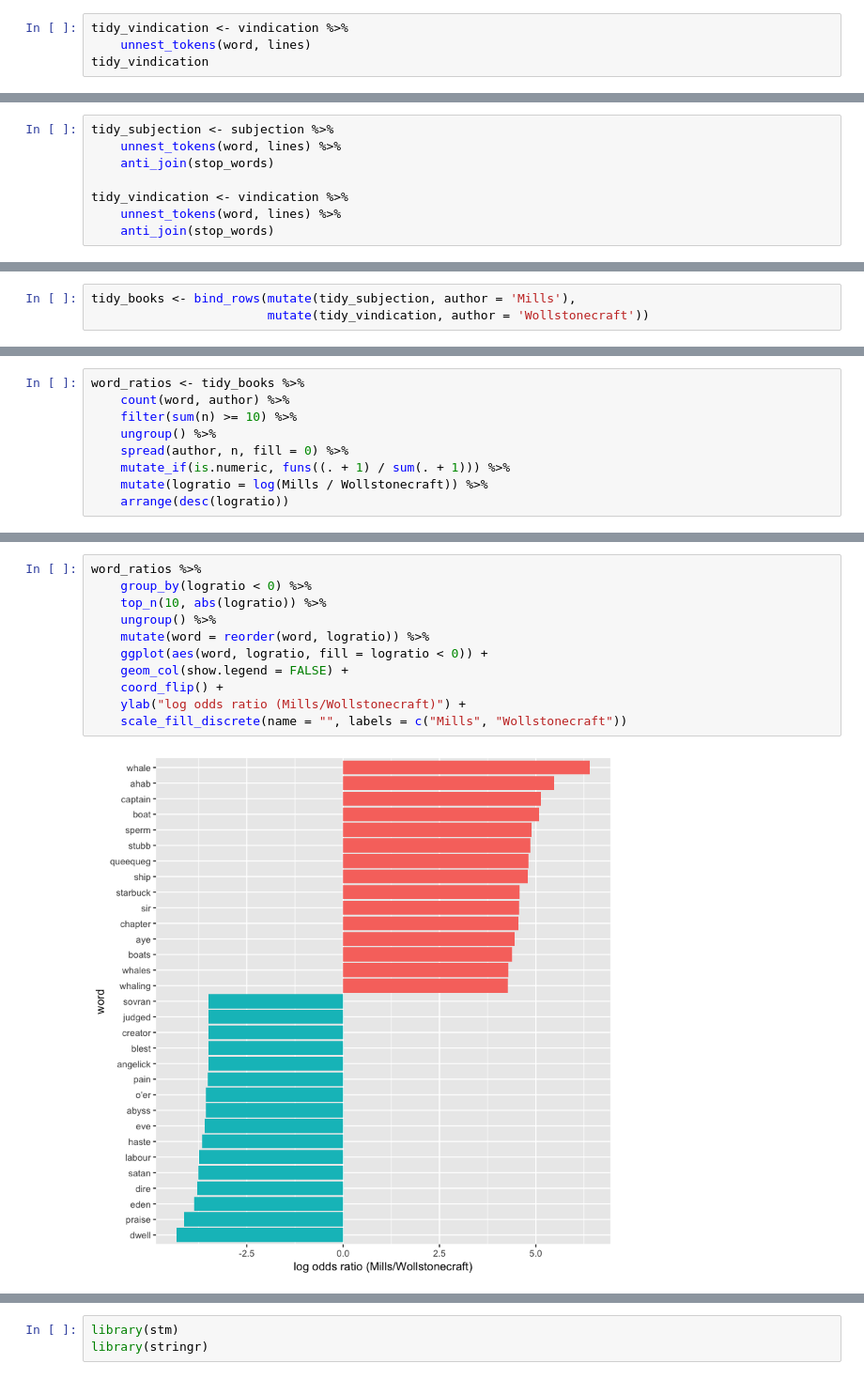
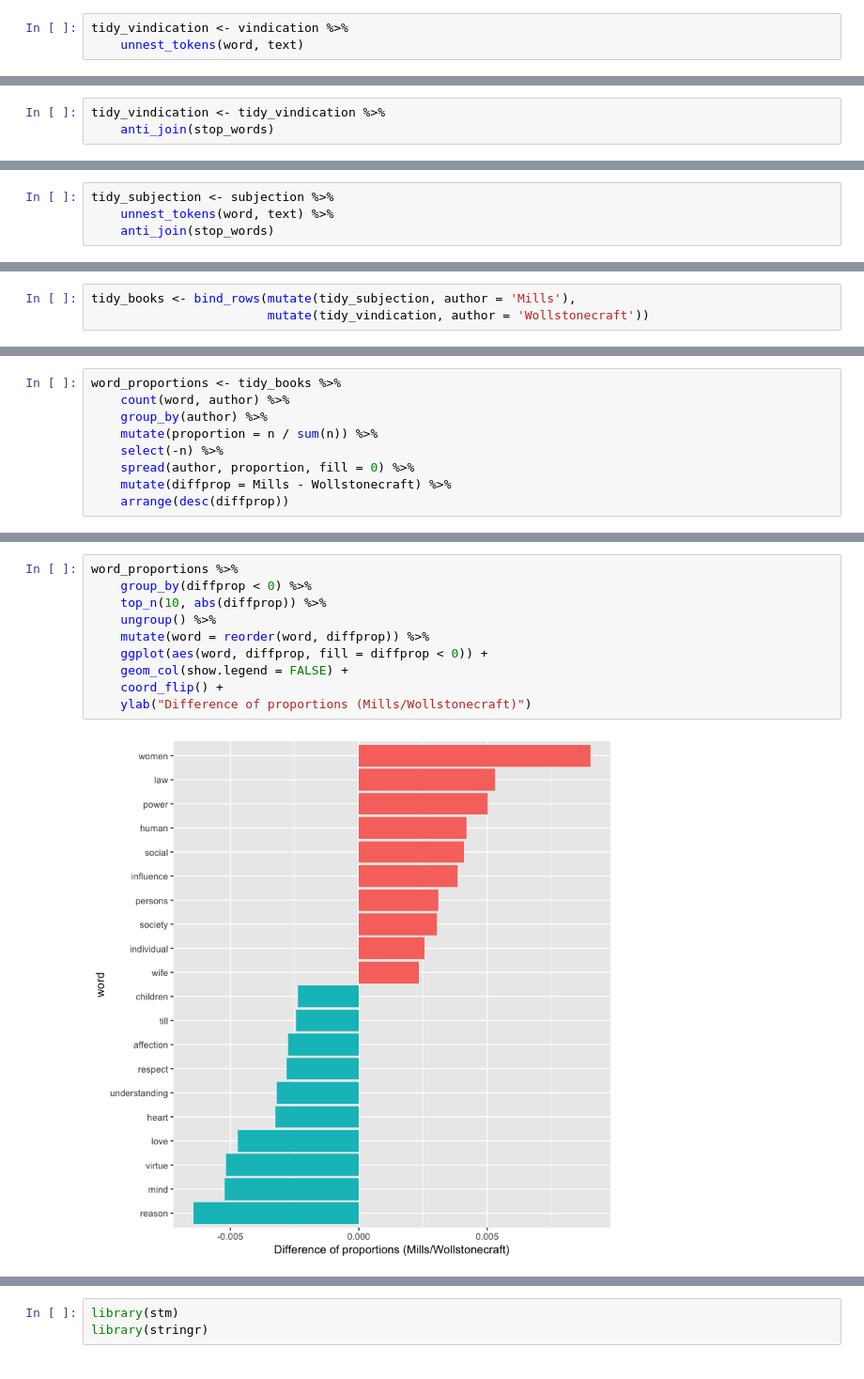
Before and after one commit to alexhanna/unm-text-as-data, a Jupyter notebook: Introduction to Text as Data.ipynb, the cells around one changed output, grey strips where cells are left out. Shown at 94% size. Saved outputs shown, nothing was run; the diff lists cells and outputs as text.

```diff
--- a/Introduction to Text as Data.ipynb
+++ b/Introduction to Text as Data.ipynb
@@ -82,5 +59,4 @@ Secondly, we want to split the text by some kind of rule. This is the process of
 `unnest_tokens` takes two mandatory arguments in this format -- the output column name and the input column name. We can call the output column `word`.
 # %%
 tidy_vindication <- vindication %>%
-    unnest_tokens(word, lines)
-tidy_vindication
+    unnest_tokens(word, text)
@@ -151,2 +73,5 @@ tidy_vindication %>% count(word, sort = TRUE)
 # %% [markdown]
 Nothing too exciting here. Most of the top words are common words, like "and" or "the". These are what are known as *stop words* and we typically want to remove them from analysis. Luckily, there's another verb we can use to this, called `anti_join`. Simply put, this will join a dataset on common elements and remove those elements from the dataset. In this case, we'll join the list of English stop words with the list of single words, then we'll count them again.
+# %%
+tidy_vindication <- tidy_vindication %>%
+    anti_join(stop_words)
@@ -228,8 +114,4 @@ ERROR: Error: Terminated by user
 # %%
 tidy_subjection <- subjection %>%
-    unnest_tokens(word, lines) %>%
+    unnest_tokens(word, text) %>%
     anti_join(stop_words)
-
-tidy_vindication <- vindication %>%
-    unnest_tokens(word, lines) %>%
-    anti_join(stop_words)
@@ -239,9 +127,9 @@ tidy_books <- bind_rows(mutate(tidy_subjection, author = 'Mills'),
 # %%
-word_ratios <- tidy_books %>%
+word_proportions <- tidy_books %>%
     count(word, author) %>%
-    filter(sum(n) >= 10) %>%
-    ungroup() %>%
-    spread(author, n, fill = 0) %>%
-    mutate_if(is.numeric, funs((. + 1) / sum(. + 1))) %>%
-    mutate(logratio = log(Mills / Wollstonecraft)) %>%
-    arrange(desc(logratio))
+    group_by(author) %>%
+    mutate(proportion = n / sum(n)) %>%
+    select(-n) %>%
+    spread(author, proportion, fill = 0) %>%
+    mutate(diffprop = Mills - Wollstonecraft) %>%
+    arrange(desc(diffprop))
@@ -248,13 +188,12 @@ word_ratios <- tidy_books %>%
 # %%
-word_ratios %>%
-    group_by(logratio < 0) %>%
-    top_n(10, abs(logratio)) %>%
+word_proportions %>%
+    group_by(diffprop < 0) %>%
+    top_n(10, abs(diffprop)) %>%
     ungroup() %>%
-    mutate(word = reorder(word, logratio)) %>%
-    ggplot(aes(word, logratio, fill = logratio < 0)) +
+    mutate(word = reorder(word, diffprop)) %>%
+    ggplot(aes(word, diffprop, fill = diffprop < 0)) +
     geom_col(show.legend = FALSE) +
     coord_flip() +
-    ylab("log odds ratio (Mills/Wollstonecraft)") +
-    scale_fill_discrete(name = "", labels = c("Mills", "Wollstonecraft"))
+    ylab("Difference of proportions (Mills/Wollstonecraft)")
 # %% [output]
-[figure, old version]
+[figure, new version]
```
Also changed, not shown: parts of 38 cells of this notebook, 3 other files.
